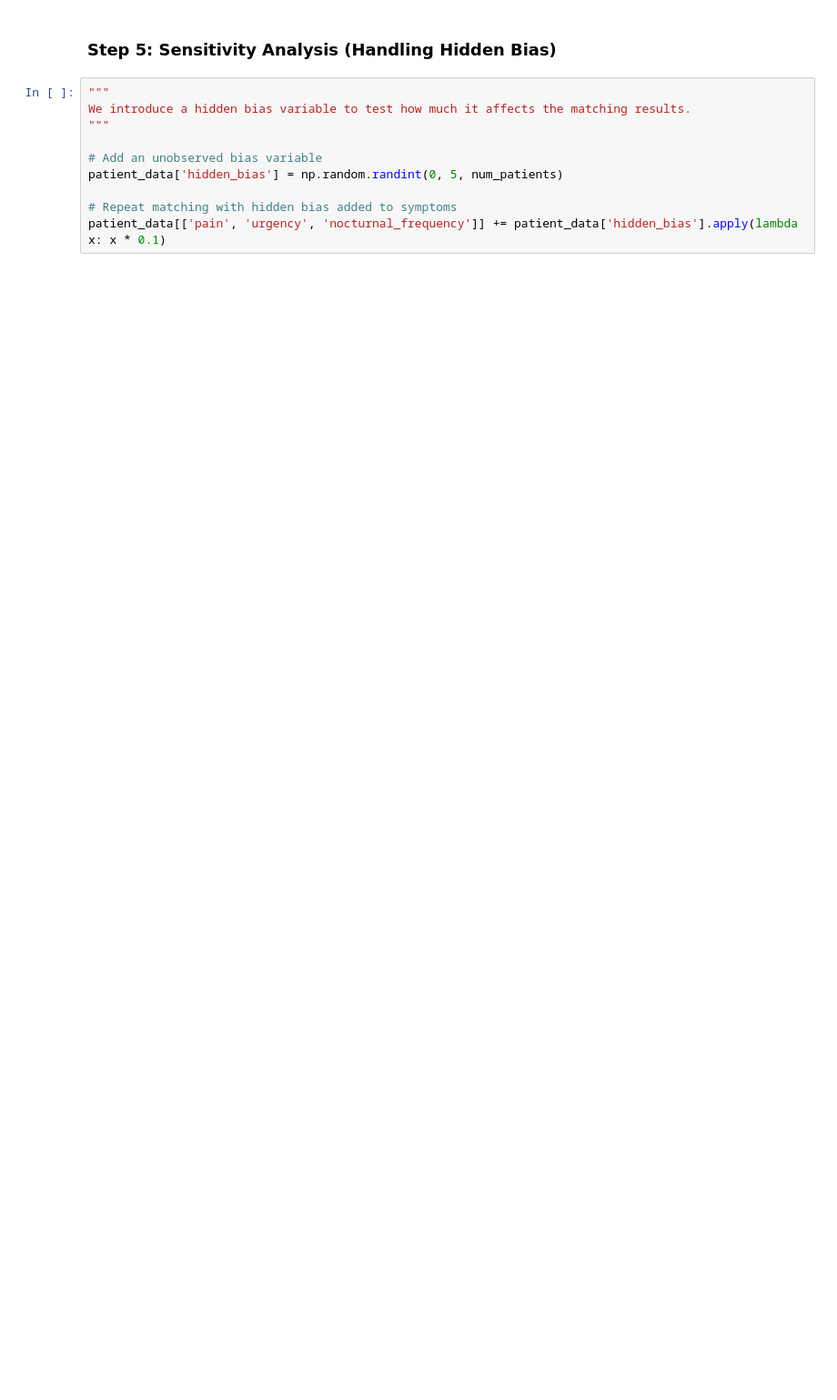
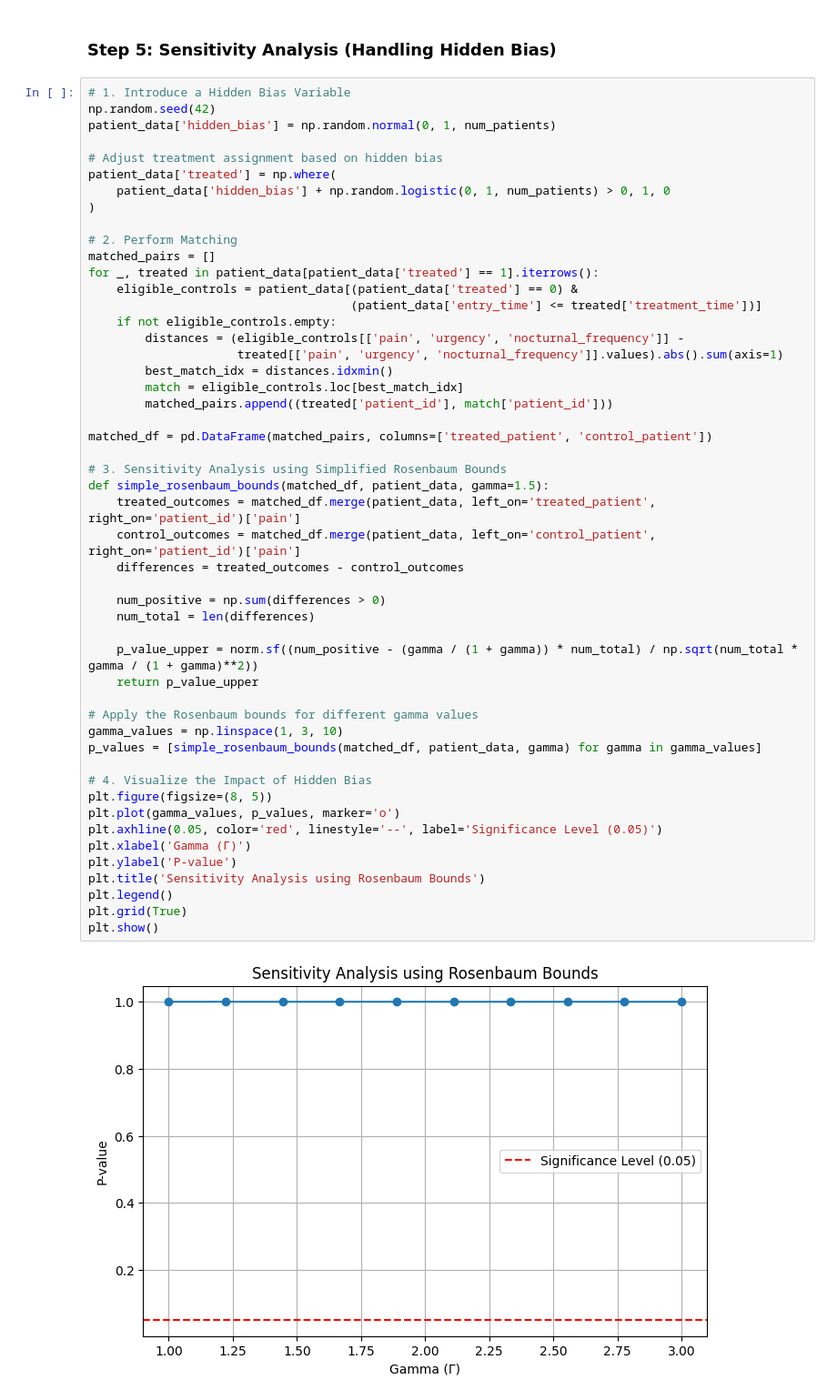
Before and after one commit to okbush/Assignment_1_Data_Analytics, a Jupyter notebook: Week1_Answers.ipynb, the cells around one changed output. Shown at 91% size. Saved outputs shown, nothing was run; the diff lists cells and outputs as text; blank space fills up the shorter version.

Commit message:
Append
check please *laugh soundtrack*

```diff
--- a/Week1_Answers.ipynb
+++ b/Week1_Answers.ipynb
@@ -130,12 +131,54 @@ plt.show()
 # %% [markdown]
 ### Step 5: Sensitivity Analysis (Handling Hidden Bias)
 # %%
-"""
-We introduce a hidden bias variable to test how much it affects the matching results.
-"""
+# 1. Introduce a Hidden Bias Variable
+np.random.seed(42)
+patient_data['hidden_bias'] = np.random.normal(0, 1, num_patients)
 
-# Add an unobserved bias variable
-patient_data['hidden_bias'] = np.random.randint(0, 5, num_patients)
+# Adjust treatment assignment based on hidden bias
+patient_data['treated'] = np.where(
+    patient_data['hidden_bias'] + np.random.logistic(0, 1, num_patients) > 0, 1, 0
+)
 
-# Repeat matching with hidden bias added to symptoms
-patient_data[['pain', 'urgency', 'nocturnal_frequency']] += patient_data['hidden_bias'].apply(lambda x: x * 0.1)
+# 2. Perform Matching
+matched_pairs = []
+for _, treated in patient_data[patient_data['treated'] == 1].iterrows():
+    eligible_controls = patient_data[(patient_data['treated'] == 0) &
+                                     (patient_data['entry_time'] <= treated['treatment_time'])]
+    if not eligible_controls.empty:
+        distances = (eligible_controls[['pain', 'urgency', 'nocturnal_frequency']] -
+                     treated[['pain', 'urgency', 'nocturnal_frequency']].values).abs().sum(axis=1)
+        best_match_idx = distances.idxmin()
+        match = eligible_controls.loc[best_match_idx]
+        matched_pairs.append((treated['patient_id'], match['patient_id']))
+
+matched_df = pd.DataFrame(matched_pairs, columns=['treated_patient', 'control_patient'])
+
+# 3. Sensitivity Analysis using Simplified Rosenbaum Bounds
+def simple_rosenbaum_bounds(matched_df, patient_data, gamma=1.5):
+    treated_outcomes = matched_df.merge(patient_data, left_on='treated_patient', right_on='patient_id')['pain']
+    control_outcomes = matched_df.merge(patient_data, left_on='control_patient', right_on='patient_id')['pain']
+    differences = treated_outcomes - control_outcomes
+
+    num_positive = np.sum(differences > 0)
+    num_total = len(differences)
+
+    p_value_upper = norm.sf((num_positive - (gamma / (1 + gamma)) * num_total) / np.sqrt(num_total * gamma / (1 + gamma)**2))
+    return p_value_upper
+
+# Apply the Rosenbaum bounds for different gamma values
+gamma_values = np.linspace(1, 3, 10)
+p_values = [simple_rosenbaum_bounds(matched_df, patient_data, gamma) for gamma in gamma_values]
+
+# 4. Visualize the Impact of Hidden Bias
+plt.figure(figsize=(8, 5))
+plt.plot(gamma_values, p_values, marker='o')
+plt.axhline(0.05, color='red', linestyle='--', label='Significance Level (0.05)')
+plt.xlabel('Gamma (Γ)')
+plt.ylabel('P-value')
+plt.title('Sensitivity Analysis using Rosenbaum Bounds')
+plt.legend()
+plt.grid(True)
+plt.show()
+# %% [output]
+[figure, added]
```
Also changed, not shown: parts of 3 cells of this notebook.
